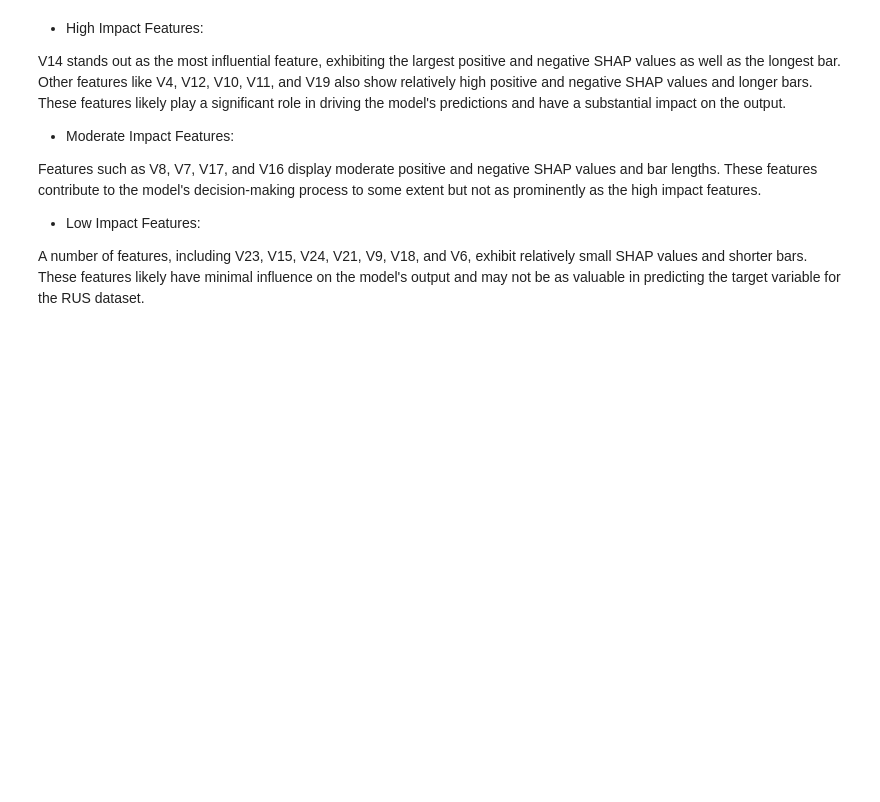
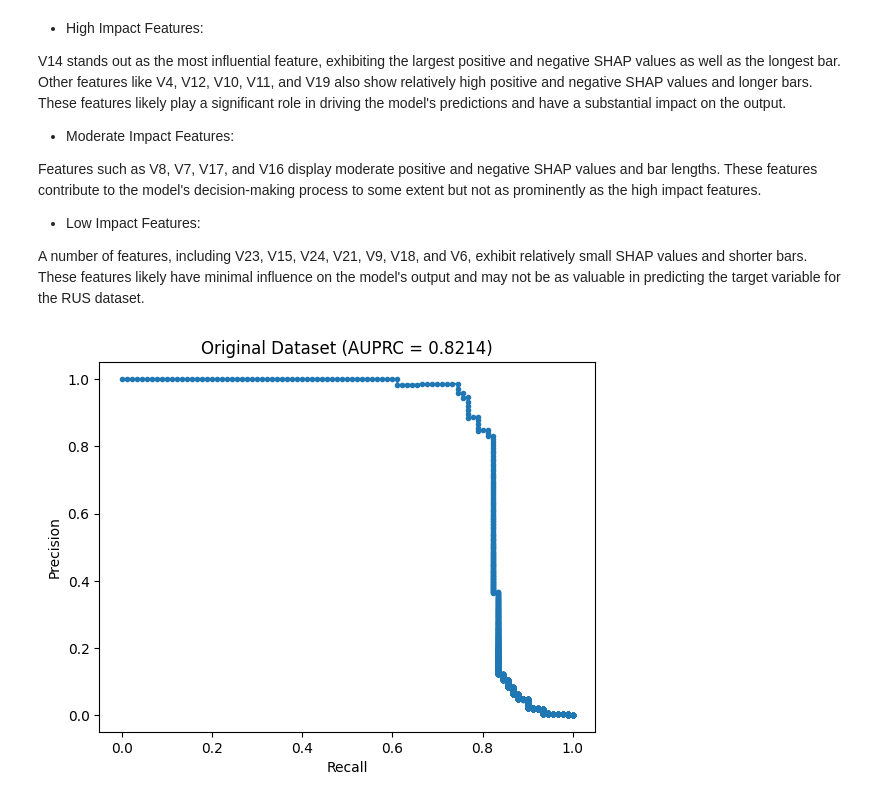
Before and after one commit to hanimsofiah/CreditCardFraudDetection, a Jupyter notebook: development/xgboost/XGBOOST_SHAP.ipynb, the cells around one changed output. Saved outputs shown, nothing was run; the diff lists cells and outputs as text; code cells hidden in the pictures; blank space fills up the shorter version.

Commit message:
Add comment on AUPRC

```diff
--- a/development/xgboost/XGBOOST_SHAP.ipynb
+++ b/development/xgboost/XGBOOST_SHAP.ipynb
@@ -684,3 +707,22 @@ These features contribute to the model's decision-making process to some extent
 
 A number of features, including V23, V15, V24, V21, V9, V18, and V6, exhibit relatively small SHAP values and shorter bars.
 These features likely have minimal influence on the model's output and may not be as valuable in predicting the target variable for the RUS dataset.
+# %%
+import matplotlib.pyplot as plt
+from sklearn.metrics import precision_recall_curve, auc
+
+# Function to plot the Precision-Recall Curve and calculate AUPRC
+def plot_auprc(y_test, y_pred_proba, title):
+    precision, recall, _ = precision_recall_curve(y_test, y_pred_proba)
+    auprc = auc(recall, precision)
+    plt.plot(recall, precision, marker='.')
+    plt.xlabel('Recall')
+    plt.ylabel('Precision')
+    plt.title(f'{title} (AUPRC = {auprc:.4f})')
+    plt.show()
+
+# For the original dataset
+y_pred_proba_original = model.predict(dtest)
+plot_auprc(y_test, y_pred_proba_original, "Original Dataset")
+# %% [output]
+[figure, added]
```
Also changed, not shown: parts of 23 cells of this notebook.
